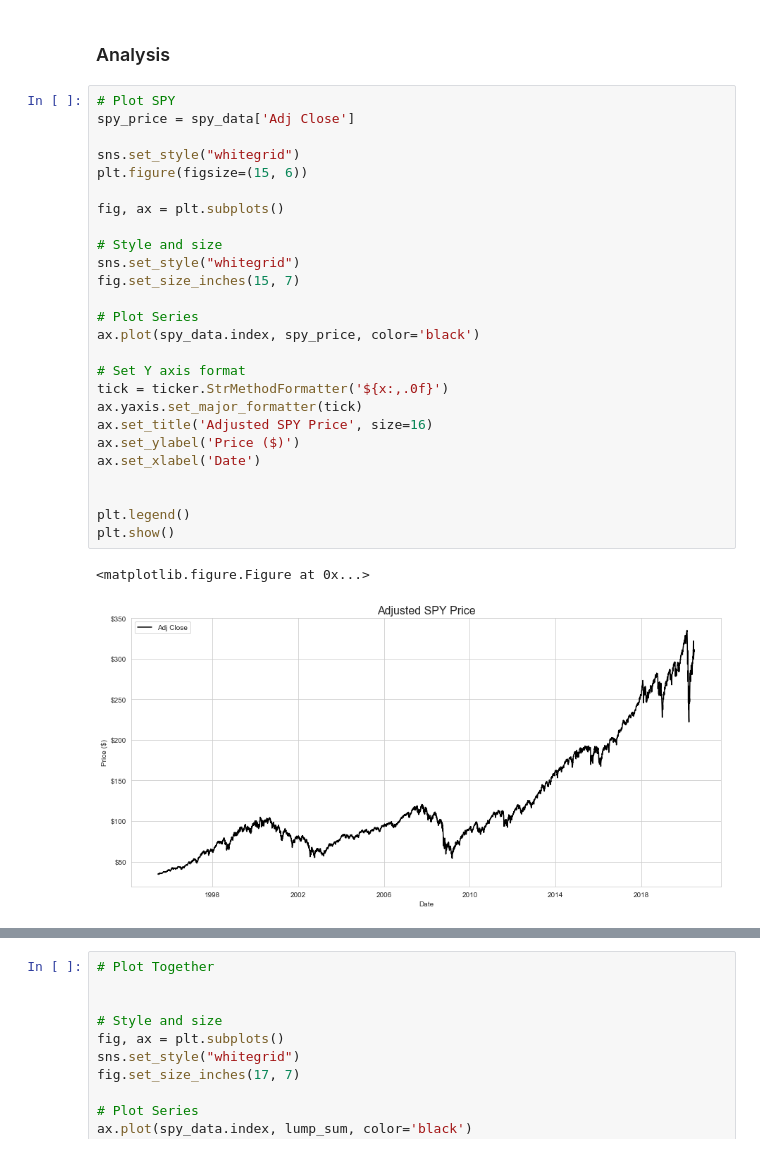
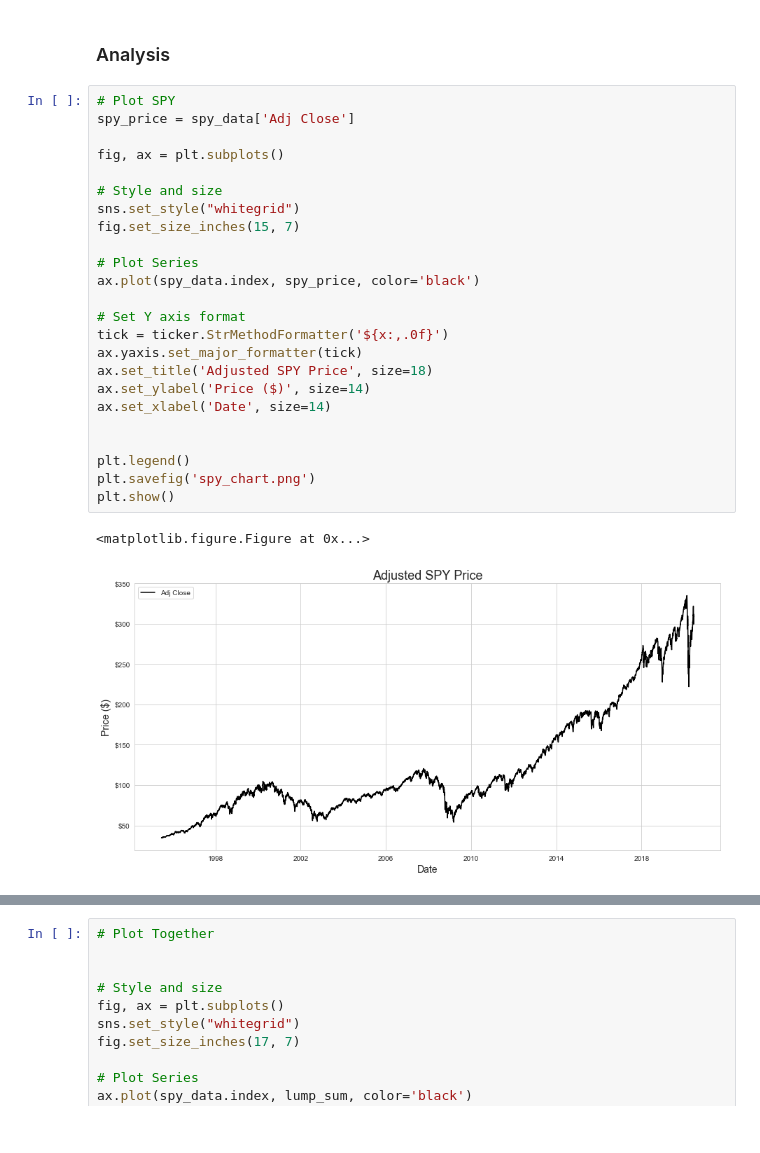
Before and after one commit to eonofrey/DollarCostAverage_vs._LumpSum, a Jupyter notebook: ls_dca_analysis.ipynb, the cells around one changed output, grey strips where cells are left out. Cells and saved outputs as stored; diff of their text form.

```diff
--- a/ls_dca_analysis.ipynb
+++ b/ls_dca_analysis.ipynb
@@ -70,32 +70,30 @@ def dollar_cost_average(invest_date, periods=12, freq='30D', principal=10000):
 # %%
 # Plot SPY
 spy_price = spy_data['Adj Close']
-
-sns.set_style("whitegrid")
-plt.figure(figsize=(15, 6))
 
 fig, ax = plt.subplots()
 
 # Style and size
 sns.set_style("whitegrid")
 fig.set_size_inches(15, 7)
 
 # Plot Series
 ax.plot(spy_data.index, spy_price, color='black')
 
 # Set Y axis format
 tick = ticker.StrMethodFormatter('${x:,.0f}')
 ax.yaxis.set_major_formatter(tick)
-ax.set_title('Adjusted SPY Price', size=16)
-ax.set_ylabel('Price ($)')
-ax.set_xlabel('Date')
+ax.set_title('Adjusted SPY Price', size=18)
+ax.set_ylabel('Price ($)', size=14)
+ax.set_xlabel('Date', size=14)
 
 
 plt.legend()
+plt.savefig('spy_chart.png')
 plt.show()
 # %% [output]
 <matplotlib.figure.Figure at 0x...>
-[figure, old version]
+[figure, new version]
 # %%
 # Lump Sum
 
```
Also changed, not shown: parts of 2 cells of this notebook.
